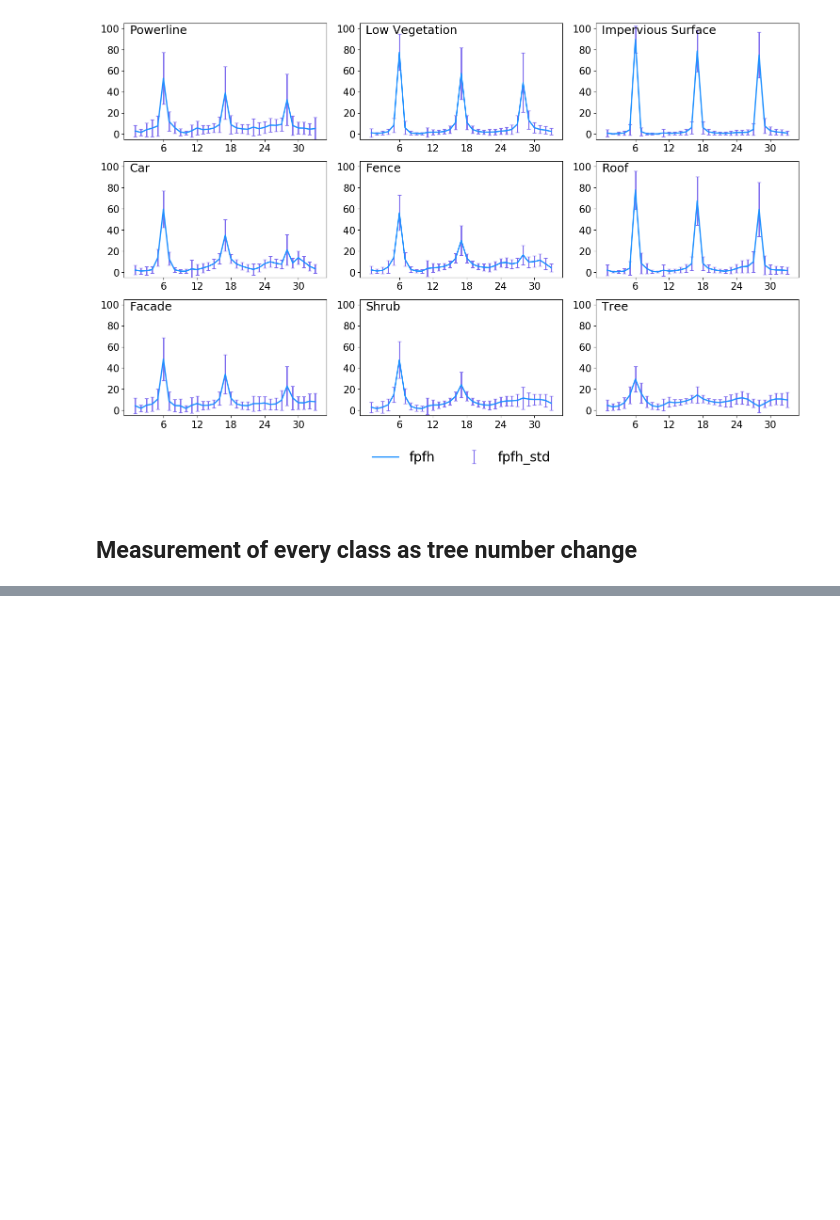
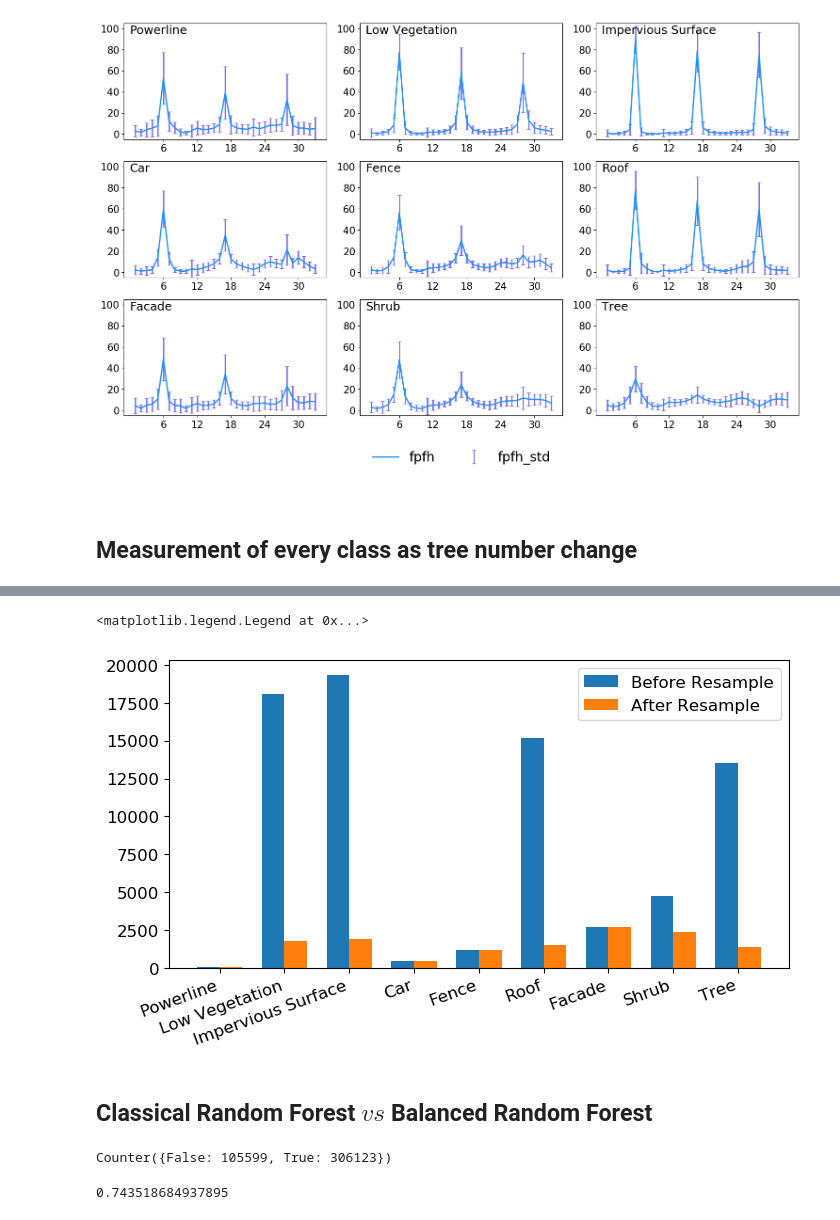
Before and after one commit to LawrenceNJU/als_fpfh_brf, a Jupyter notebook: src/visualize_result.ipynb, the cells around one changed output, grey strips where cells are left out. Cells and saved outputs as stored; diff of their text form; code cells hidden in the pictures; blank space fills up the shorter version.

```diff
--- a/src/visualize_result.ipynb
+++ b/src/visualize_result.ipynb
@@ -140,0 +356,27 @@ array([[0.58899676, 0.89707794, 0.94327307, 0.8541281 , 0.81      ,
+# %%
+X_resampled, y_resampled = myclassify.resample_data(train_data_feature, train_data_class, 5)
+before_resample = np.copy(train_data_class).astype('int')
+after_resample = np.copy(y_resampled[0].astype('int'))
+ration_before_resample = Counter(before_resample)
+ration_after_resample = Counter(after_resample)
+# %%
+class_count_bfR = []
+class_count_afR = []
+for i in range(9):
+    class_count_bfR.append(ration_before_resample[i])
+    class_count_afR.append(ration_after_resample[i])
+# %%
+ind = np.arange(len(class_count_afR))
+width = 0.35
+fig, ax = plt.subplots(figsize=(8, 4))
+rects1 = ax.bar(ind - width/2, class_count_bfR,width, label='Before Resample')
+rects2 = ax.bar(ind + width/2, class_count_afR, width,label='After Resample')
+ax.set_xticks(ind)
+ax.set_xticklabels(class_name, fontsize=12, rotation=20, ha='right')
+ax.set_yticklabels(np.arange(0, 2000001, 2500), fontsize=12)
+ax.legend(fontsize=12)
+# %% [output]
+<matplotlib.legend.Legend at 0x...>
+[figure, added]
+# %% [markdown]
+## Classical Random Forest $\textit{vs}$ Balanced Random Forest
@@ -140,0 +393,8 @@ array([[0.58899676, 0.89707794, 0.94327307, 0.8541281 , 0.81      ,
+# %%
+Counter(crf_predict_test_data.astype('int') == test_data_class)
+# %% [output]
+Counter({False: 105599, True: 306123})
+# %%
+306123/411722
+# %% [output]
+0.743518684937895
```
Also changed, not shown: parts of 63 cells of this notebook.
